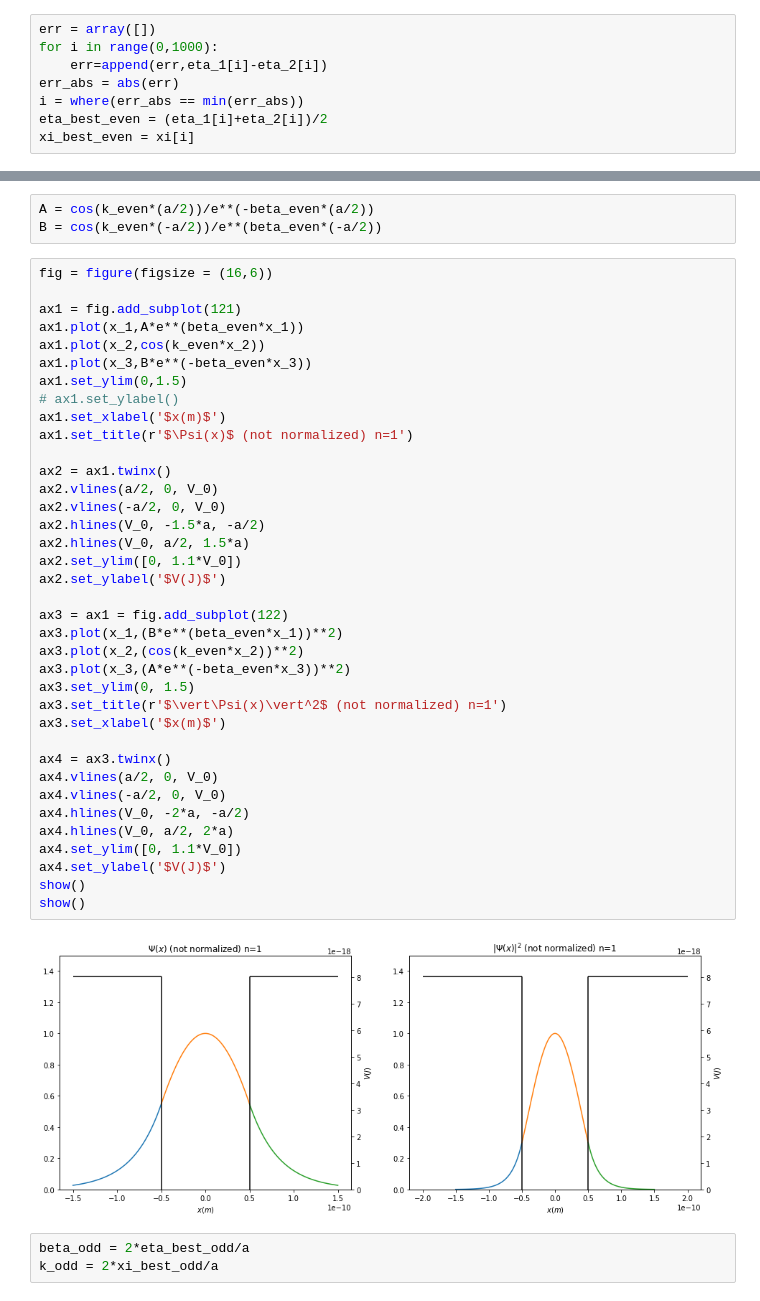
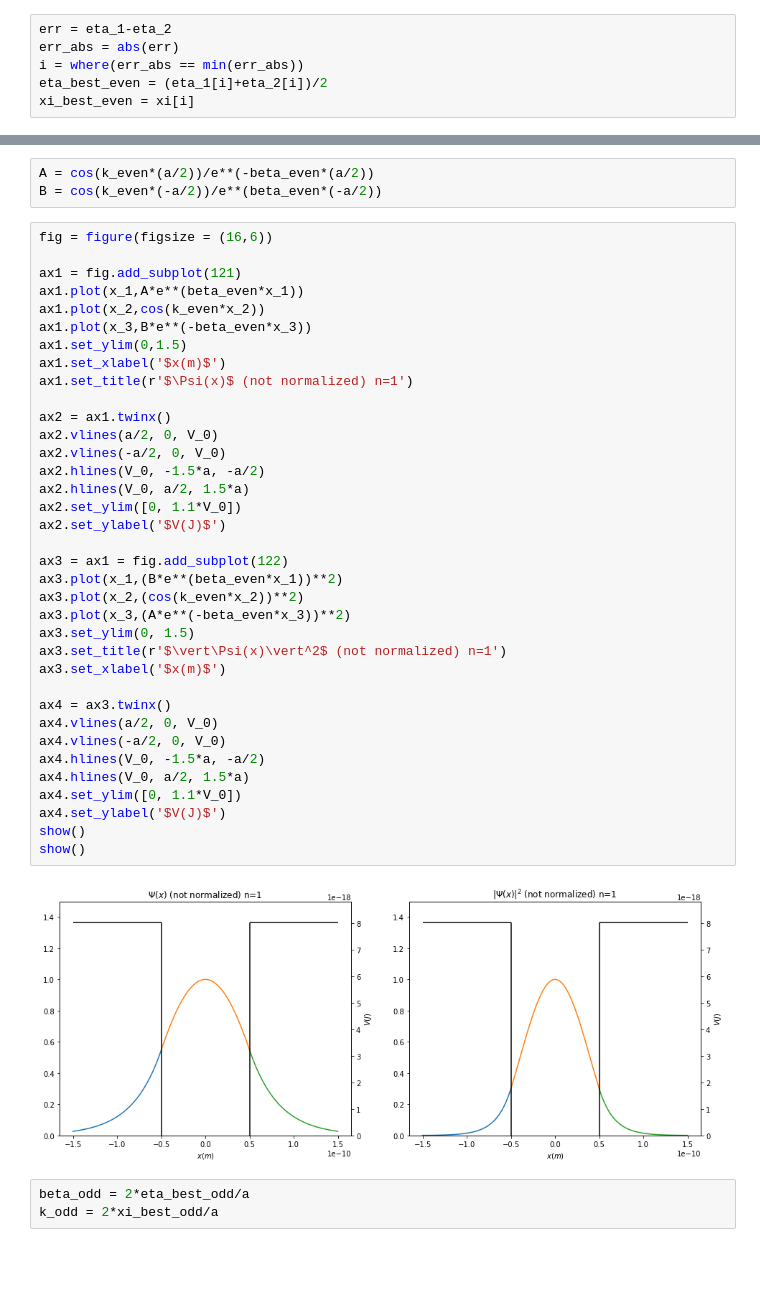
Before and after one commit to lizihao1008/Quantum-mechanics, a Jupyter notebook: wave function.ipynb, the cells around one changed output, grey strips where cells are left out. Drawn from its saved outputs; the diff is of its cells as text; blank space fills up the shorter version.

```diff
--- a/wave function.ipynb
+++ b/wave function.ipynb
@@ -30,9 +30,7 @@ xi = linspace(0.0001,n**0.5-0.001,1000)
 eta_1 = (n-xi**2)**0.5
 eta_2 = xi*tan(xi)
 # %%
-err = array([])
-for i in range(0,1000):
-    err=append(err,eta_1[i]-eta_2[i])
+err = eta_1-eta_2
 err_abs = abs(err)
 i = where(err_abs == min(err_abs))
 eta_best_even = (eta_1[i]+eta_2[i])/2
@@ -111,37 +109,36 @@ ax1.plot(x_1,A*e**(beta_even*x_1))
 ax1.plot(x_2,cos(k_even*x_2))
 ax1.plot(x_3,B*e**(-beta_even*x_3))
 ax1.set_ylim(0,1.5)
-# ax1.set_ylabel()
 ax1.set_xlabel('$x(m)$')
 ax1.set_title(r'$\Psi(x)$ (not normalized) n=1')
 
 ax2 = ax1.twinx()
 ax2.vlines(a/2, 0, V_0)
 ax2.vlines(-a/2, 0, V_0)
 ax2.hlines(V_0, -1.5*a, -a/2)
 ax2.hlines(V_0, a/2, 1.5*a)
 ax2.set_ylim([0, 1.1*V_0])
 ax2.set_ylabel('$V(J)$')
 
 ax3 = ax1 = fig.add_subplot(122)
 ax3.plot(x_1,(B*e**(beta_even*x_1))**2)
 ax3.plot(x_2,(cos(k_even*x_2))**2)
 ax3.plot(x_3,(A*e**(-beta_even*x_3))**2)
 ax3.set_ylim(0, 1.5)
 ax3.set_title(r'$\vert\Psi(x)\vert^2$ (not normalized) n=1')
 ax3.set_xlabel('$x(m)$')
 
 ax4 = ax3.twinx()
 ax4.vlines(a/2, 0, V_0)
 ax4.vlines(-a/2, 0, V_0)
-ax4.hlines(V_0, -2*a, -a/2)
-ax4.hlines(V_0, a/2, 2*a)
+ax4.hlines(V_0, -1.5*a, -a/2)
+ax4.hlines(V_0, a/2, 1.5*a)
 ax4.set_ylim([0, 1.1*V_0])
 ax4.set_ylabel('$V(J)$')
 show()
 show()
 # %% [output]
-[figure, old version]
+[figure, new version]
 # %%
 beta_odd = 2*eta_best_odd/a
 k_odd = 2*xi_best_odd/a
```
